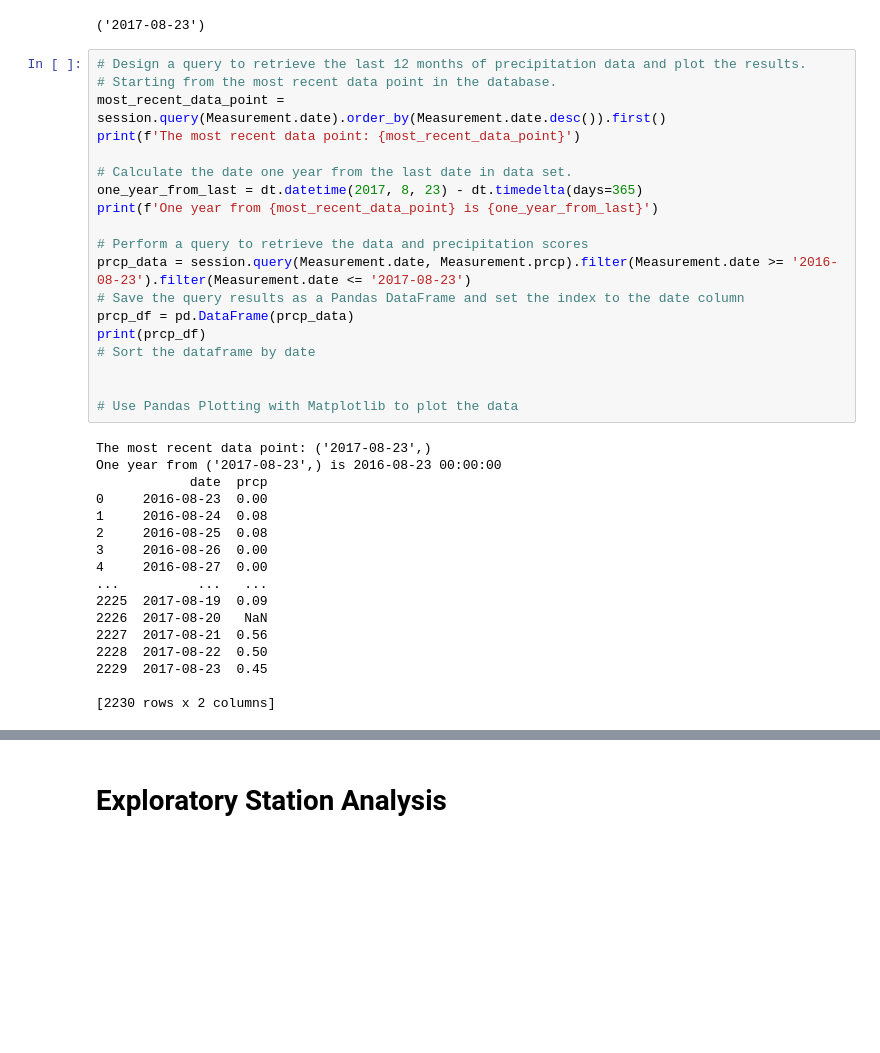
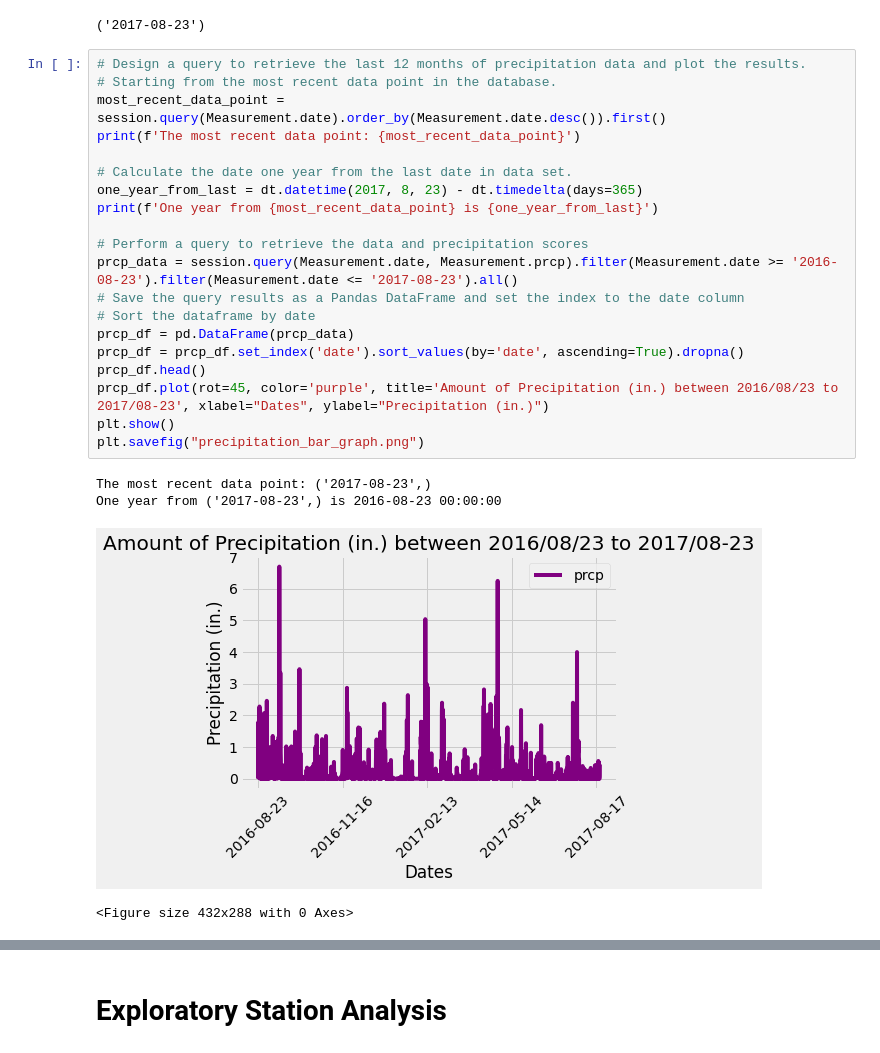
Before and after one commit to cjvilla/sqlalchemy-challenge, a Jupyter notebook: climate_starter.ipynb, the cells around one changed output, grey strips where cells are left out. Saved outputs shown, nothing was run; the diff lists cells and outputs as text; blank space fills up the shorter version.

Commit message:
finished precipitation code

```diff
--- a/climate_starter.ipynb
+++ b/climate_starter.ipynb
@@ -73,38 +73,27 @@ session.query(Measurement.date).order_by(Measurement.date.desc()).first()
 # %%
 # Design a query to retrieve the last 12 months of precipitation data and plot the results.
 # Starting from the most recent data point in the database.
 most_recent_data_point = session.query(Measurement.date).order_by(Measurement.date.desc()).first()
 print(f'The most recent data point: {most_recent_data_point}')
 
 # Calculate the date one year from the last date in data set.
 one_year_from_last = dt.datetime(2017, 8, 23) - dt.timedelta(days=365)
 print(f'One year from {most_recent_data_point} is {one_year_from_last}')
 
 # Perform a query to retrieve the data and precipitation scores
-prcp_data = session.query(Measurement.date, Measurement.prcp).filter(Measurement.date >= '2016-08-23').filter(Measurement.date <= '2017-08-23')
+prcp_data = session.query(Measurement.date, Measurement.prcp).filter(Measurement.date >= '2016-08-23').filter(Measurement.date <= '2017-08-23').all()
 # Save the query results as a Pandas DataFrame and set the index to the date column
+# Sort the dataframe by date
 prcp_df = pd.DataFrame(prcp_data)
-print(prcp_df)
-# Sort the dataframe by date
-
-
-# Use Pandas Plotting with Matplotlib to plot the data
+prcp_df = prcp_df.set_index('date').sort_values(by='date', ascending=True).dropna()
+prcp_df.head()
+prcp_df.plot(rot=45, color='purple', title='Amount of Precipitation (in.) between 2016/08/23 to 2017/08-23', xlabel="Dates", ylabel="Precipitation (in.)")
+plt.show()
+plt.savefig("precipitation_bar_graph.png")
 # %% [output]
 The most recent data point: ('2017-08-23',)
 One year from ('2017-08-23',) is 2016-08-23 00:00:00
-            date  prcp
-0     2016-08-23  0.00
-1     2016-08-24  0.08
-2     2016-08-25  0.08
-3     2016-08-26  0.00
-4     2016-08-27  0.00
-...          ...   ...
-2225  2017-08-19  0.09
-2226  2017-08-20   NaN
-2227  2017-08-21  0.56
-2228  2017-08-22  0.50
-2229  2017-08-23  0.45
-
-[2230 rows x 2 columns]
+[figure, added]
+<Figure size 432x288 with 0 Axes>
 # %%
 # Use Pandas to calcualte the summary statistics for the precipitation data
```
Also changed, not shown: parts of 1 cell of this notebook, 1 other file.
